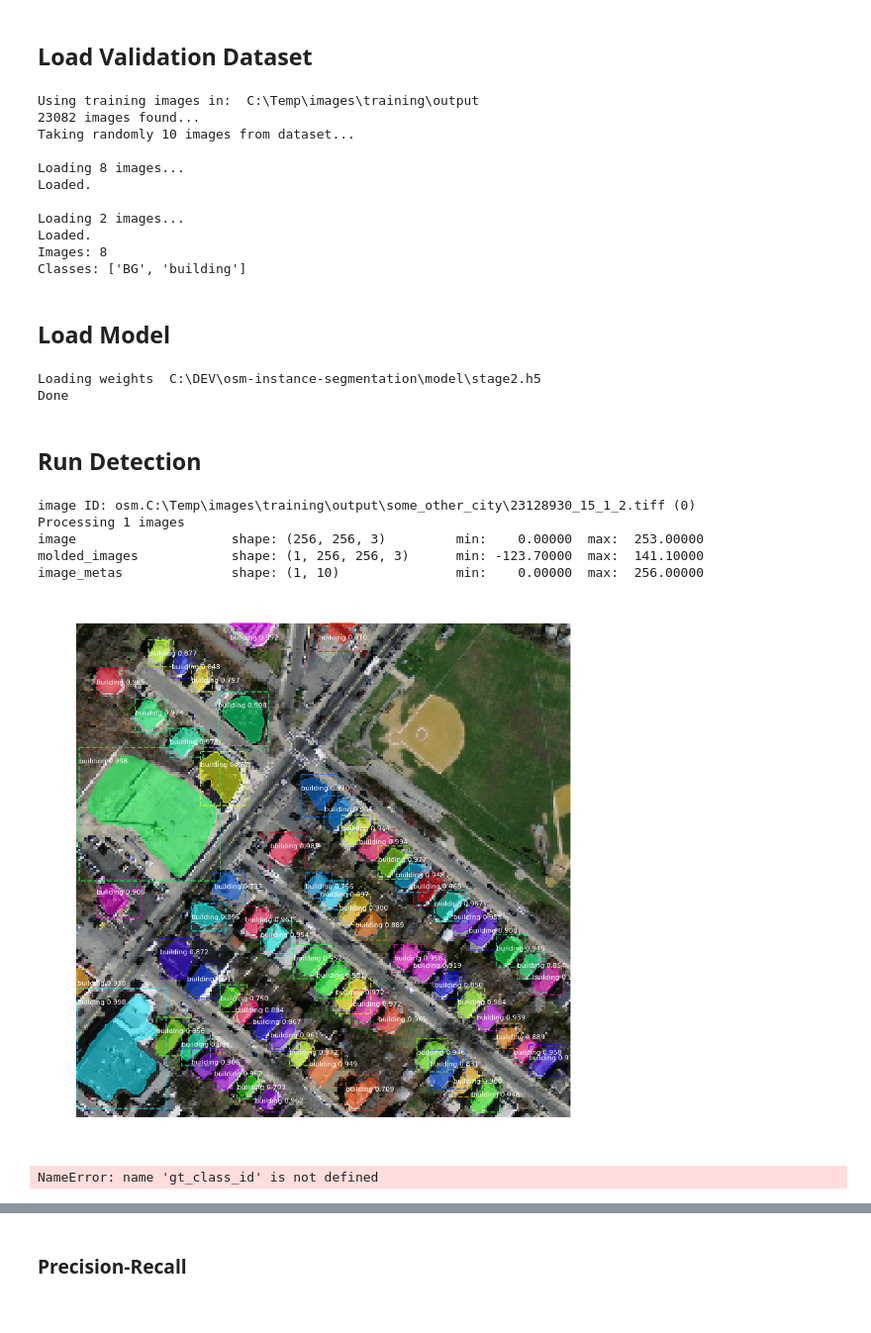
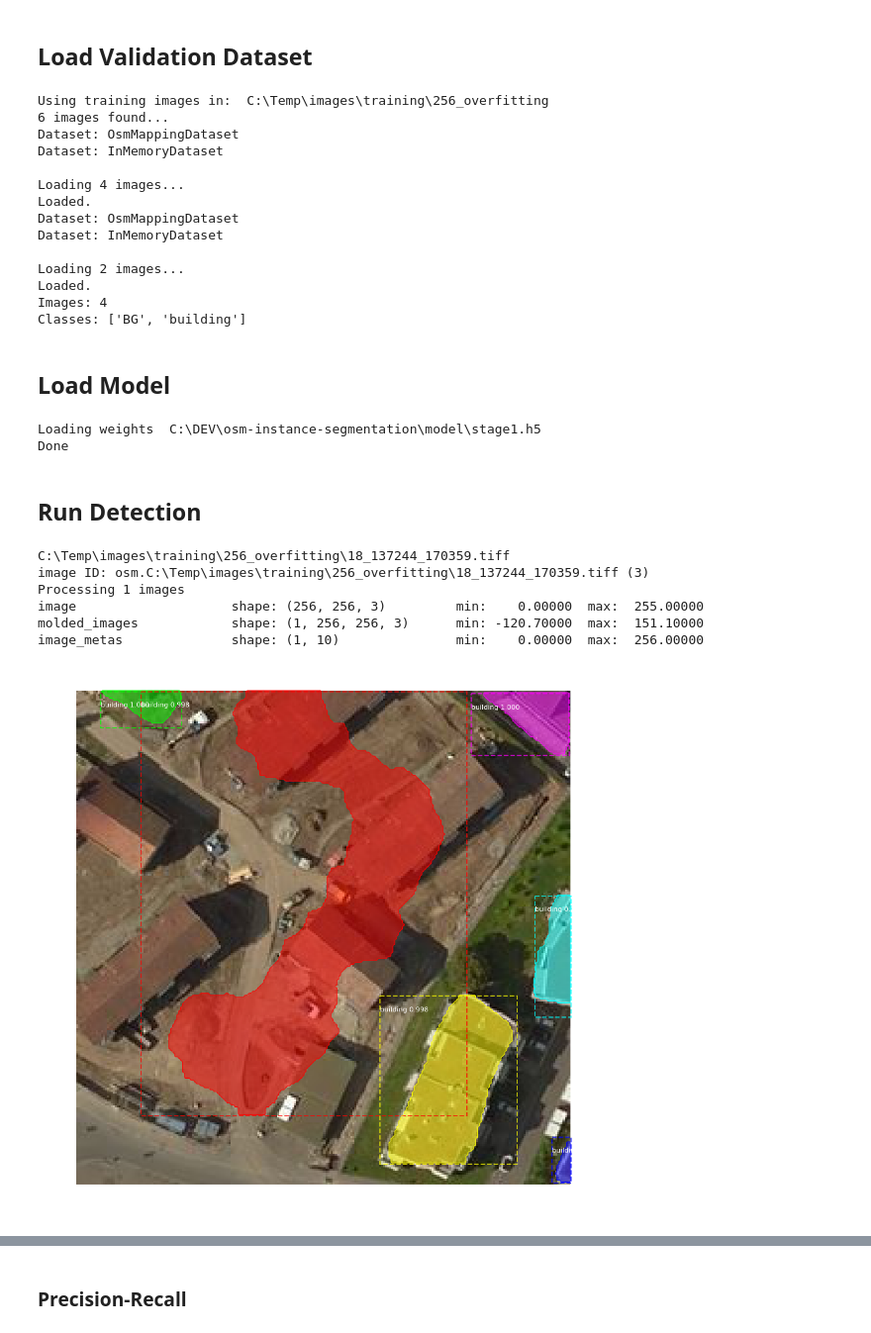
Before and after one commit to mnboos/osm-instance-segmentation, a Jupyter notebook: inspect_model.ipynb, the cells around one changed output, grey strips where cells are left out. Shown: that part at 99% size. Saved outputs shown, nothing was run; the diff lists cells and outputs as text; code cells hidden in the pictures.

```diff
--- a/inspect_model.ipynb
+++ b/inspect_model.ipynb
@@ -29,7 +29,7 @@ print(IMAGE_WIDTH)
 ROOT_DIR = os.getcwd()
 
 # Path to Shapes trained weights
-WEIGHTS_PATH = os.path.join(ROOT_DIR, "model", "stage2.h5")
+WEIGHTS_PATH = os.path.join(ROOT_DIR, "model", "stage1.h5")
 assert os.path.isfile(WEIGHTS_PATH)
 # %% [output]
 256
@@ -102,7 +105,7 @@ from core.mask_rcnn_config import OsmMappingDataset
 from core.train import get_random_datasets
 import glob
 
-TRAINING_DATA_DIR = r"C:\Temp\images\training\output\**\17\**"
+TRAINING_DATA_DIR = r"C:\Temp\images\training\256_overfitting"
 # TRAINING_DATA_DIR = r"C:\DEV\osm-instance-segmentation\test\data"
 # path = os.path.join(TRAINING_DATA_DIR, "**/capetown.bmp")
 path = os.path.join(TRAINING_DATA_DIR, "**/*.tiff")
@@ -122,23 +125,26 @@ validationImages = images
 # dataset.load(validationImages)
 # dataset.prepare()
 
-dataset, _ = get_random_datasets(10)
+dataset, _ = get_random_datasets(10, TRAINING_DATA_DIR)
 
 # Must call before using the dataset
 dataset.prepare()
 
 print("Images: {}\nClasses: {}".format(len(dataset.image_ids), dataset.class_names))
 # %% [output]
-Using training images in:  C:\Temp\images\training\output
-23082 images found...
-Taking randomly 10 images from dataset...
+Using training images in:  C:\Temp\images\training\256_overfitting
+6 images found...
+Dataset: OsmMappingDataset
+Dataset: InMemoryDataset
 
-Loading 8 images...
+Loading 4 images...
 Loaded.
+Dataset: OsmMappingDataset
+Dataset: InMemoryDataset
 
 Loading 2 images...
 Loaded.
-Images: 8
+Images: 4
 Classes: ['BG', 'building']
 # %% [markdown]
 ## Load Model
@@ -154,36 +160,37 @@ print("Loading weights ", WEIGHTS_PATH)
 model.load_weights(WEIGHTS_PATH, by_name=True)
 print("Done")
 # %% [output]
-Loading weights  C:\DEV\osm-instance-segmentation\model\stage2.h5
+Loading weights  C:\DEV\osm-instance-segmentation\model\stage1.h5
 Done
 # %% [markdown]
 ## Run Detection
 # %%
 image_id = random.choice(dataset.image_ids)
 image = dataset.load_image(image_id)
 # image, image_meta, gt_class_id, gt_bbox, gt_mask = modellib.load_image_gt(dataset, config, image_id, use_mini_mask=False)
 info = dataset.image_info[image_id]
+print(info["path"])
 print("image ID: {}.{} ({}) {}".format(info["source"], info["id"], image_id,
                                        dataset.image_reference(image_id)))
 # Run object detection
 results = model.detect([image], verbose=1)
 
 # Display results
 ax = get_ax(1)
 r = results[0]
 visualize.display_instances(image, r['rois'], r['masks'], r['class_ids'],
                             dataset.class_names, r['scores'], ax=ax)
-log("gt_class_id", gt_class_id)
-log("gt_bbox", gt_bbox)
-log("gt_mask", gt_mask)
+# log("gt_class_id", gt_class_id)
+# log("gt_bbox", gt_bbox)
+# log("gt_mask", gt_mask)
 # %% [output]
-image ID: osm.C:\Temp\images\training\output\some_other_city\23128930_15_1_2.tiff (0)
+C:\Temp\images\training\256_overfitting\18_137244_170359.tiff
+image ID: osm.C:\Temp\images\training\256_overfitting\18_137244_170359.tiff (3)
 Processing 1 images
-image                    shape: (256, 256, 3)         min:    0.00000  max:  253.00000
-molded_images            shape: (1, 256, 256, 3)      min: -123.70000  max:  141.10000
+image                    shape: (256, 256, 3)         min:    0.00000  max:  255.00000
+molded_images            shape: (1, 256, 256, 3)      min: -120.70000  max:  151.10000
 image_metas              shape: (1, 10)               min:    0.00000  max:  256.00000
-[figure, old version]
+[figure, new version]
-NameError: name 'gt_class_id' is not defined
 # %%
 from core.utils import MarchingSquares
 from shapely import geometry
```
Also changed, not shown: parts of 32 cells of this notebook, 1 other file.
